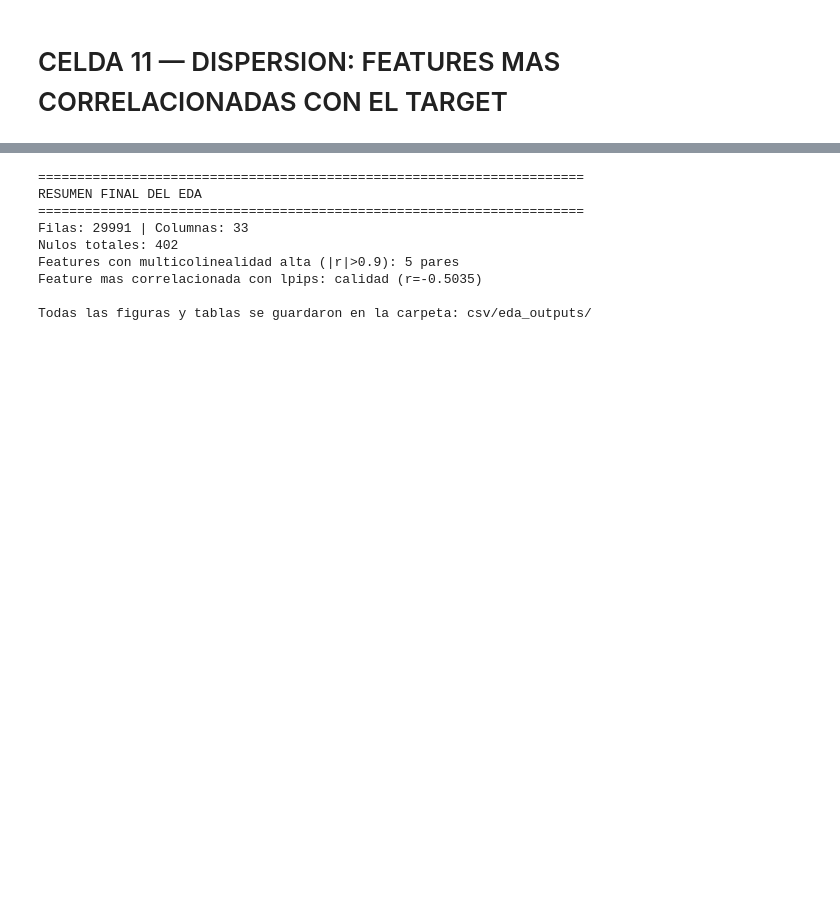
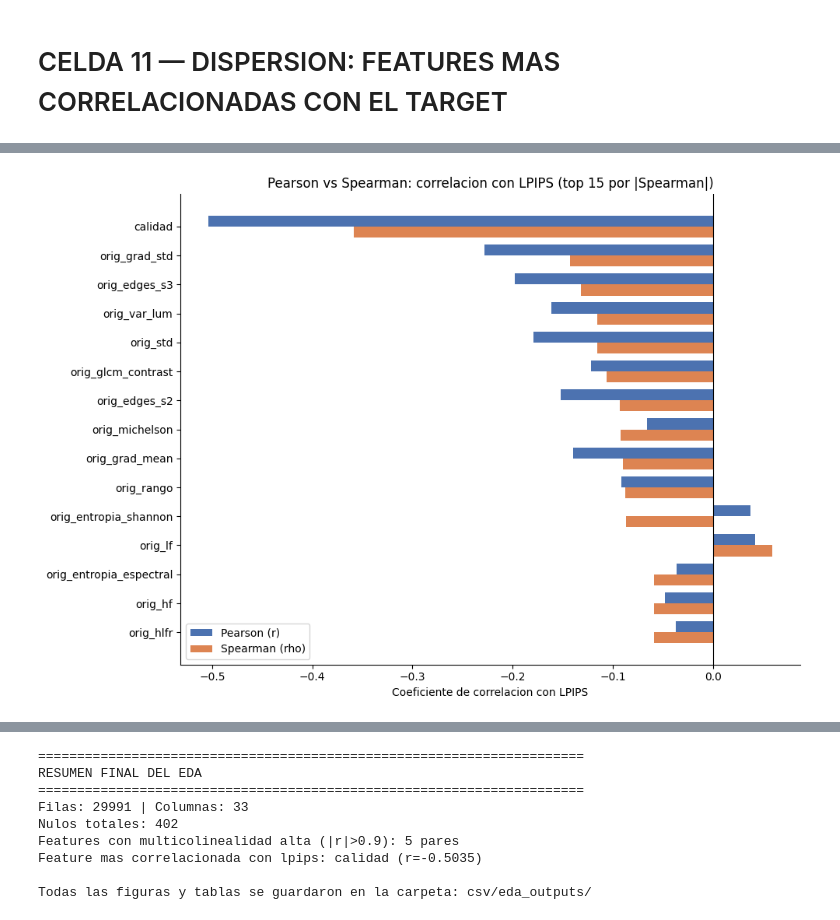
Before and after one commit to Santiago2004tt/Trabajo_Grado, a Jupyter notebook: limpiar_dataset.ipynb, the cells around one changed output, grey strips where cells are left out. Cells and saved outputs as stored; diff of their text form; code cells hidden in the pictures; blank space fills up the shorter version.

```diff
--- a/limpiar_dataset.ipynb
+++ b/limpiar_dataset.ipynb
@@ -181,0 +201,12 @@ calidad
+# %%
+# Extraer el prefijo del dataset para TODO el dataset (no solo los nulos)
+todos_prefijos = df["img_original"].apply(os.path.basename).str.extract(r"^([A-Za-z_]+)")[0]
+
+tabla = pd.DataFrame({
+    "total_imagenes": todos_prefijos.value_counts(),
+    "nulos_hue_var": prefijos.value_counts()
+}).fillna(0)
+
+tabla["tasa_nulos_%"] = (tabla["nulos_hue_var"] / tabla["total_imagenes"] * 100).round(2)
+print(tabla.sort_values("tasa_nulos_%", ascending=False))
+print(tabla.loc[["COCO_test", "Image_", "Cats_Test"]])
@@ -517,0 +764,86 @@ Guardado: csv/eda_outputs/scatter_top_features_vs_target.png
+# %%
+print("=" * 70)
+print("CORRELACION DE SPEARMAN CON LPIPS (complemento a Pearson)")
+print("=" * 70)
+
+
+def correlacion_spearman_vs_target(df, target="lpips"):
+    """
+    Calcula la correlacion de Spearman (relacion monotona, no necesariamente
+    lineal) entre cada feature numerica y la variable objetivo, y la compara
+    directamente contra la correlacion de Pearson ya calculada.
+
+    Spearman trabaja sobre los RANGOS de los datos, no sobre sus valores
+    originales. Esto lo hace insensible a la forma de la distribucion
+    (asimetria, colas pesadas, escala) y capaz de detectar relaciones
+    monotonas no lineales que Pearson puede subestimar: por ejemplo, variables
+    como orig_hf, orig_lf u orig_hlfr, con distribuciones extremadamente
+    sesgadas, son candidatas naturales a mostrar una diferencia relevante
+    entre ambos coeficientes.
+
+    Retorna un DataFrame ordenado por |spearman| descendente, con columnas:
+    pearson_r, spearman_rho, diferencia_abs (|spearman| - |pearson|).
+    """
+    cols = [c for c in df.select_dtypes(include=[np.number]).columns if c != target]
+
+    resultados = []
+    for col in cols:
+        sub = df[[col, target]].dropna()
+        if len(sub) < 10:
+            continue
+        r_pearson, _ = stats.pearsonr(sub[col], sub[target])
+        rho_spearman, _ = stats.spearmanr(sub[col], sub[target])
+        resultados.append({
+            "feature": col,
+            "pearson_r": r_pearson,
+            "spearman_rho": rho_spearman,
+            "diferencia_abs": abs(rho_spearman) - abs(r_pearson),
+        })
+
+    tabla = pd.DataFrame(resultados)
+    tabla = tabla.sort_values("spearman_rho", key=abs, ascending=False)
+    return tabla.reset_index(drop=True)
+
+
+# --- Calculo ---
+tabla_spearman = correlacion_spearman_vs_target(df, target=target)
+print(tabla_spearman.to_string(index=False))
+tabla_spearman.to_csv(f"{OUT_DIR}/correlacion_spearman_vs_target.csv", index=False)
+print(f"\nGuardado: {OUT_DIR}/correlacion_spearman_vs_target.csv")
+
+# --- Casos donde Spearman revela mas relacion que Pearson ---
+print("\n" + "=" * 70)
+print("Variables donde Spearman supera notablemente a Pearson (diferencia > 0.05)")
+print("=" * 70)
+diferencias_relevantes = tabla_spearman[tabla_spearman["diferencia_abs"] > 0.05]
+if len(diferencias_relevantes):
+    print(diferencias_relevantes.to_string(index=False))
+else:
+    print("No se encontraron diferencias relevantes (> 0.05) entre Pearson y Spearman.")
+
+# --- Grafico comparativo ---
+top = tabla_spearman.head(15).copy()
+x = np.arange(len(top))
+width = 0.38
+
+fig, ax = plt.subplots(figsize=(10, 7))
+ax.barh(x - width / 2, top["pearson_r"], height=width, label="Pearson (r)",
+        color="#4C72B0")
+ax.barh(x + width / 2, top["spearman_rho"], height=width, label="Spearman (rho)",
+        color="#DD8452")
+ax.set_yticks(x)
+ax.set_yticklabels(top["feature"])
+ax.invert_yaxis()
+ax.axvline(0, color="black", linewidth=0.8)
+ax.set_xlabel("Coeficiente de correlacion con LPIPS")
+ax.set_title("Pearson vs Spearman: correlacion con LPIPS (top 15 por |Spearman|)")
+ax.legend()
+ax.spines["top"].set_visible(False)
+ax.spines["right"].set_visible(False)
+plt.tight_layout()
+
+ruta_grafico = f"{OUT_DIR}/comparacion_pearson_spearman.png"
+plt.savefig(ruta_grafico, dpi=150)
+plt.show()
+print(f"\nGuardado: {ruta_grafico}")
+# %% [output]
@@ -517,0 +867 @@ Guardado: csv/eda_outputs/scatter_top_features_vs_target.png
+[figure, added]
```
Also changed, not shown: parts of 21 cells of this notebook, 2 other files.
